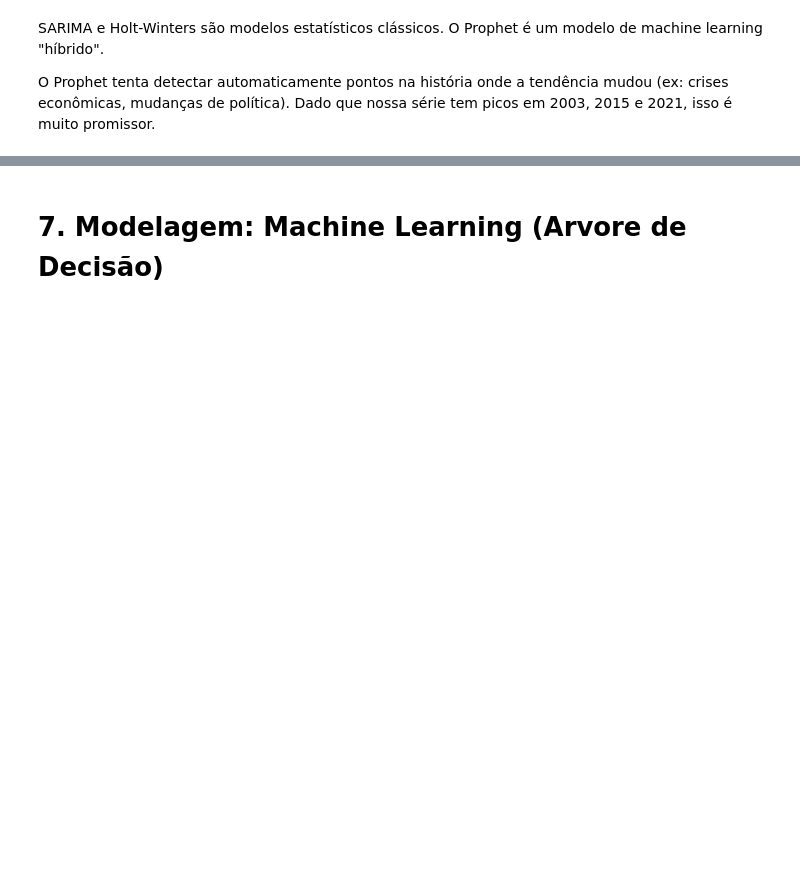
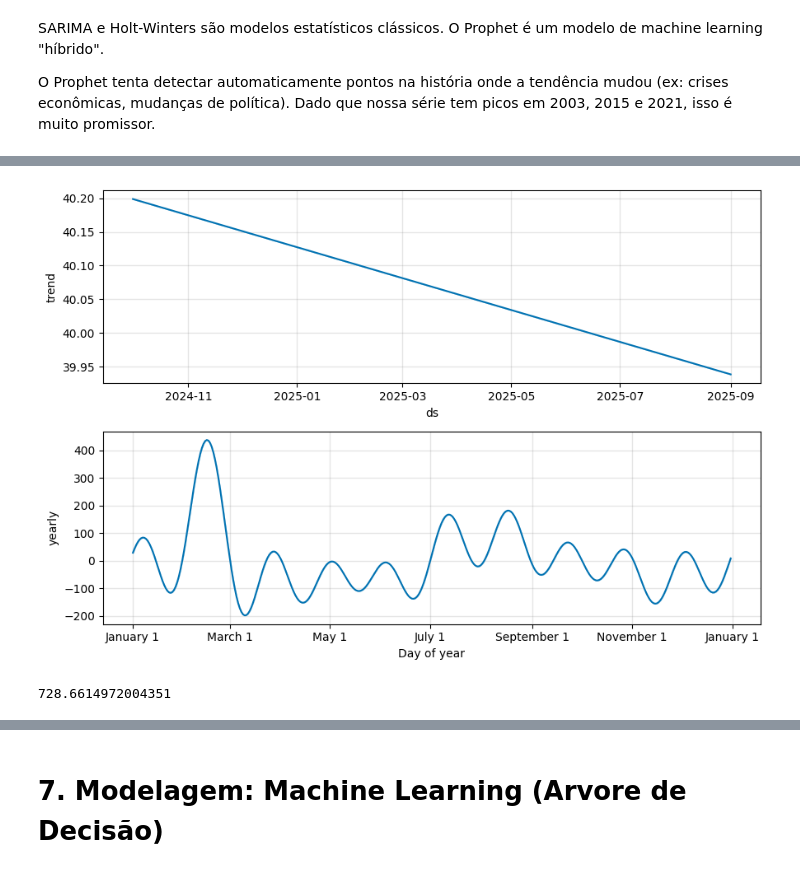
Before and after one commit to MariaPompiani/time_series_analysis_technique, a Jupyter notebook: time_series_analysis_inflation.ipynb, the cells around one changed output, grey strips where cells are left out. Saved outputs shown, nothing was run; the diff lists cells and outputs as text; code cells hidden in the pictures; blank space fills up the shorter version.

```diff
--- a/time_series_analysis_inflation.ipynb
+++ b/time_series_analysis_inflation.ipynb
@@ -678,0 +768,9 @@ O Prophet tenta detectar automaticamente pontos na história onde a tendência m
+# %%
+m.plot_components(y_pred);
+# %% [output]
+[figure, added]
+# %%
+MSE = ((prophet_test.y.values - y_pred.yhat.values)**2).mean()
+MSE
+# %% [output]
+728.6614972004351
```
Also changed, not shown: parts of 12 cells of this notebook.
